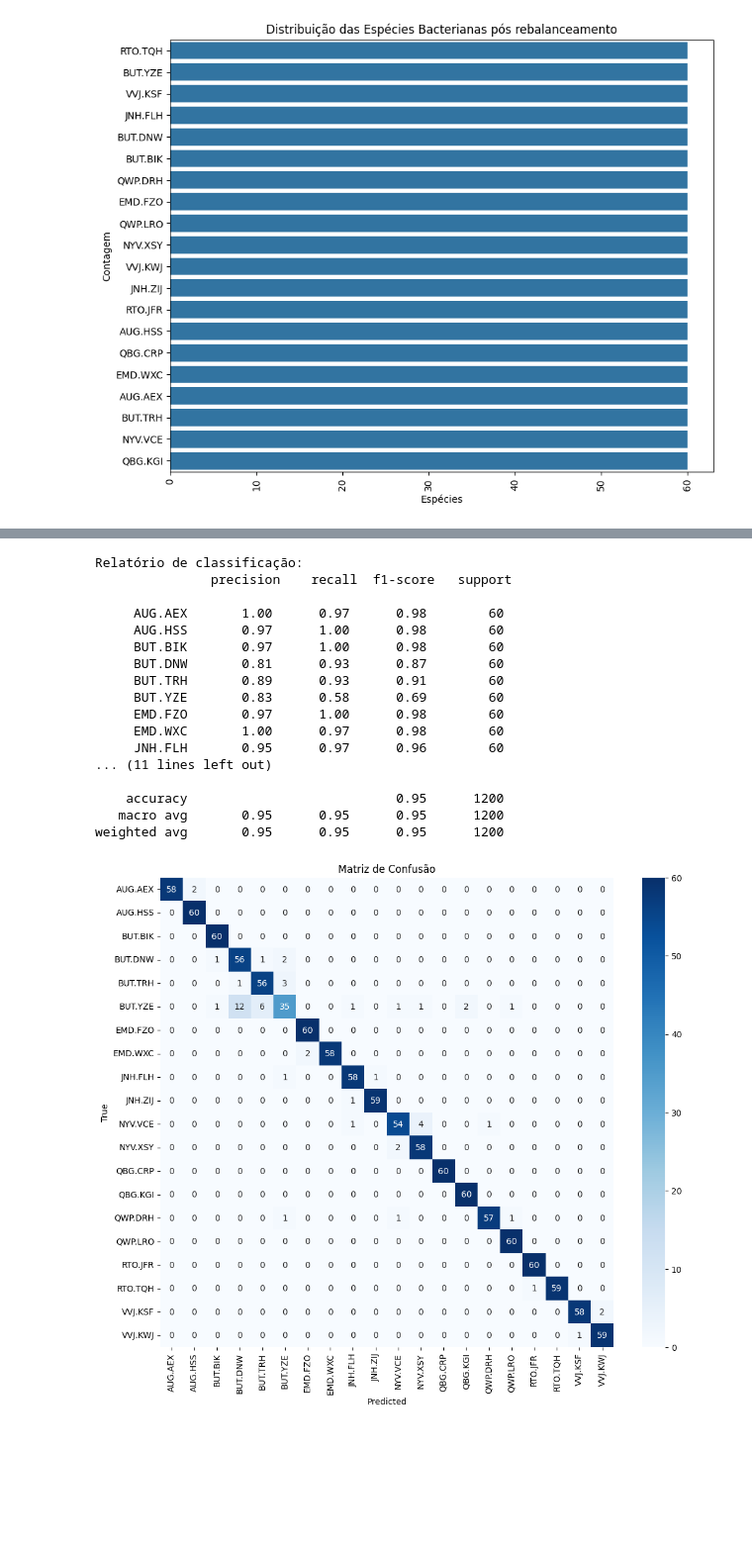
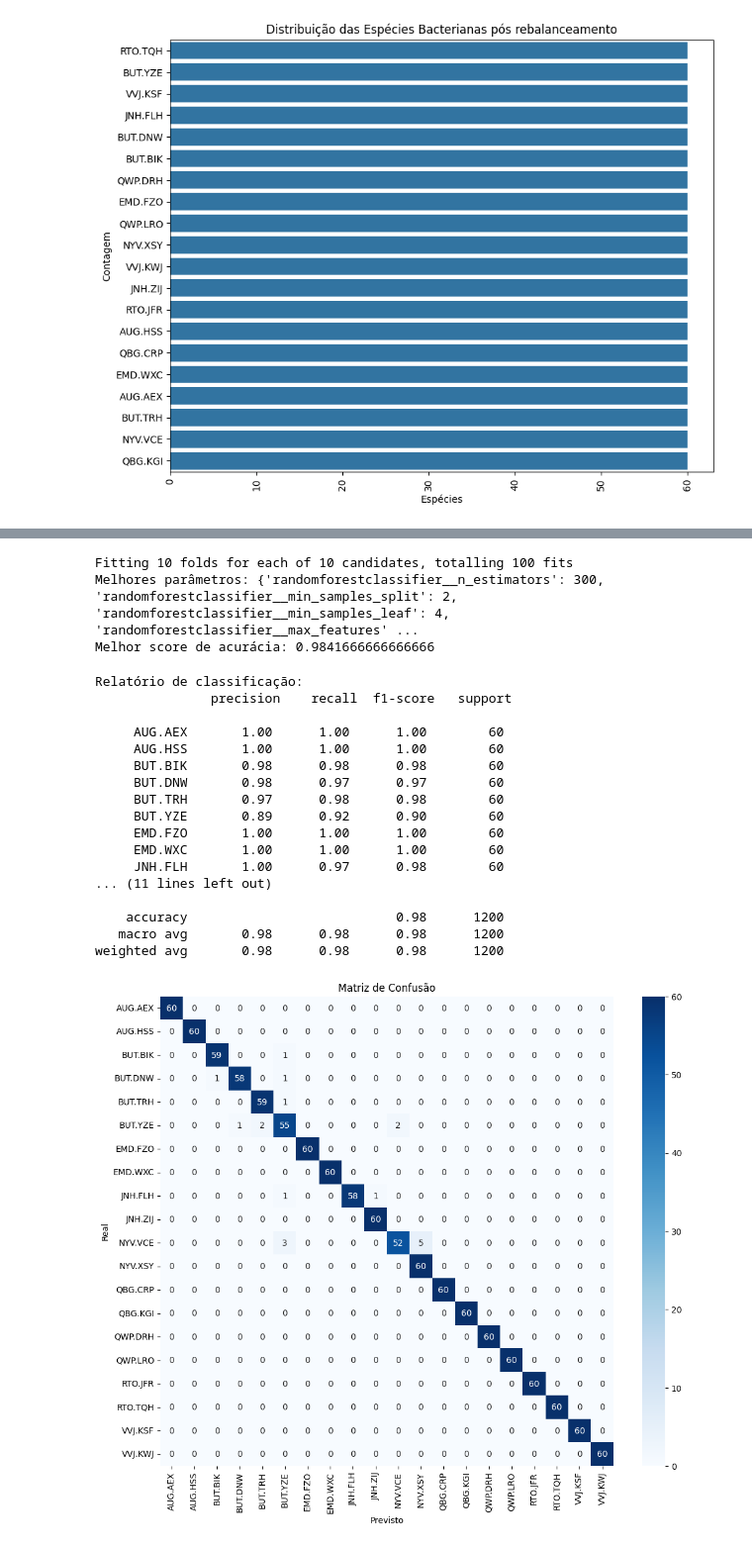
Before and after one commit to marcus-v-rodrigues/ml-project, a Jupyter notebook: Trabalho_Prático_1_–_Tarefas_Preditivas.ipynb, the cells around one changed output, grey strips where cells are left out. Shown at 99% size. Cells and saved outputs as stored; diff of their text form; code cells hidden in the pictures; blank space fills up the shorter version.

```diff
--- a/Trabalho_Prático_1_–_Tarefas_Preditivas.ipynb
+++ b/Trabalho_Prático_1_–_Tarefas_Preditivas.ipynb
@@ -78,3 +90,5 @@ pipeline = make_pipeline(StandardScaler(), RandomForestClassifier(random_state=4
+# %%
+pipeline = make_pipeline(RandomForestClassifier(random_state=42))
 # %%
 # Definição de cross-validation
 cv = StratifiedKFold(n_splits=10)
@@ -89,34 +103,61 @@ Desvio padrão da acurácia: 0.023935677693908464
+# %%
+# Configuração do RandomizedSearchCV para otimização de hiperparâmetros
+param_distributions = {
+    'randomforestclassifier__n_estimators': [100, 200, 300],  # Número de árvores na floresta
+    'randomforestclassifier__max_features': ['sqrt', 'log2'],  # Número de características a considerar ao procurar a melhor divisão
+    'randomforestclassifier__max_depth': [None, 10, 20, 30],  # Profundidade máxima das árvores. None significa que as árvores são expandidas até todas as folhas serem puras ou até que todas as folhas contenham menos do que min_samples_split amostras.
+    'randomforestclassifier__min_samples_split': [2, 5, 10],  # Número mínimo de amostras necessárias para dividir um nó interno
+    'randomforestclassifier__min_samples_leaf': [1, 2, 4]  # Número mínimo de amostras necessárias para estar em um nó folha
+}
+# %%
+random_search = RandomizedSearchCV(
+    pipeline,  # Pipeline que inclui o pré-processamento e o modelo
+    param_distributions=param_distributions,  # Dicionário de parâmetros a ser testado
+    n_iter=10,  # Número de combinações de parâmetros a ser testadas
+    cv=cv,  # Objeto de validação cruzada
+    scoring='accuracy',  # Métrica de avaliação para otimizar
+    verbose=1,  # Controle o nível de mensagens: quanto maior, mais mensagens são mostradas
+    n_jobs=-1,  # Número de jobs a correr em paralelo (-1 usa todos os processadores)
+    random_state=42  # Semente para a reprodutibilidade dos resultados
+)
+random_search.fit(X, y)
+print("Melhores parâmetros:", random_search.best_params_)
+print("Melhor score de acurácia:", random_search.best_score_)
+# %% [output]
+Fitting 10 folds for each of 10 candidates, totalling 100 fits
+Melhores parâmetros: {'randomforestclassifier__n_estimators': 300, 'randomforestclassifier__min_samples_split': 2, 'randomforestclassifier__min_samples_leaf': 4, 'randomforestclassifier__max_features' ...
+Melhor score de acurácia: 0.9841666666666666
 # %%
 # Configuração detalhada do modelo final e geração do relatório de classificação
-predicted = cross_val_predict(pipeline, X, y, cv=cv)
+predicted = cross_val_predict(random_search.best_estimator_, X, y, cv=cv)
 report = classification_report(y, predicted)
 print("Relatório de classificação:\n", report)
 # %% [output]
 Relatório de classificação:
                precision    recall  f1-score   support
 
-     AUG.AEX       1.00      0.97      0.98        60
-     AUG.HSS       0.97      1.00      0.98        60
-     BUT.BIK       0.97      1.00      0.98        60
-     BUT.DNW       0.81      0.93      0.87        60
-     BUT.TRH       0.89      0.93      0.91        60
-     BUT.YZE       0.83      0.58      0.69        60
-     EMD.FZO       0.97      1.00      0.98        60
-     EMD.WXC       1.00      0.97      0.98        60
-     JNH.FLH       0.95      0.97      0.96        60
+     AUG.AEX       1.00      1.00      1.00        60
+     AUG.HSS       1.00      1.00      1.00        60
+     BUT.BIK       0.98      0.98      0.98        60
+     BUT.DNW       0.98      0.97      0.97        60
+     BUT.TRH       0.97      0.98      0.98        60
+     BUT.YZE       0.89      0.92      0.90        60
+     EMD.FZO       1.00      1.00      1.00        60
+     EMD.WXC       1.00      1.00      1.00        60
+     JNH.FLH       1.00      0.97      0.98        60
 ... (11 lines left out)
 
-    accuracy                           0.95      1200
-   macro avg       0.95      0.95      0.95      1200
-weighted avg       0.95      0.95      0.95      1200
+    accuracy                           0.98      1200
+   macro avg       0.98      0.98      0.98      1200
+weighted avg       0.98      0.98      0.98      1200
 # %%
 # Matriz de confusão
 cm = confusion_matrix(y, predicted)
 plt.figure(figsize=(12, 10))
 sns.heatmap(cm, annot=True, fmt="d", cmap='Blues', xticklabels=np.unique(y), yticklabels=np.unique(y))
 plt.title('Matriz de Confusão')
-plt.xlabel('Predicted')
-plt.ylabel('True')
+plt.xlabel('Previsto')
+plt.ylabel('Real')
 plt.show()
 # %% [output]
-[figure, old version]
+[figure, new version]
```
Also changed, not shown: parts of 11 cells of this notebook.
